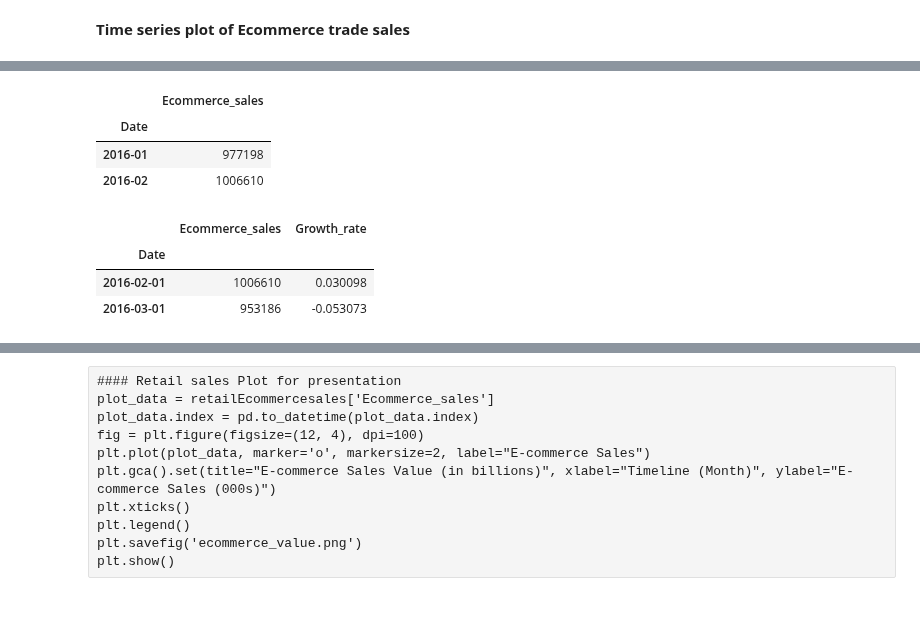
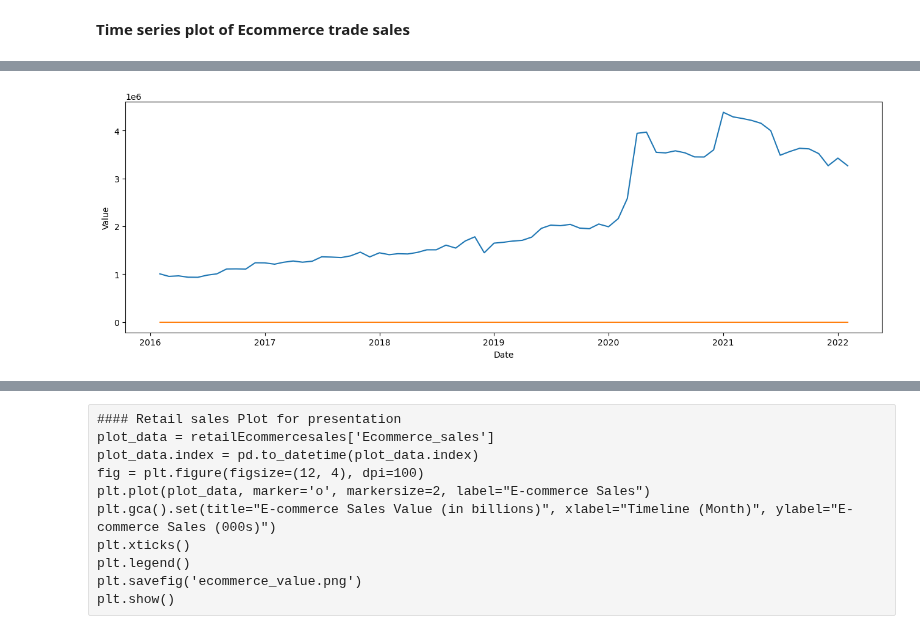
Before and after one commit to ubco-mds-2021-labs/capstone-project-googletrends_capstone, a Jupyter notebook: src/notebooks/EcommerceFinal.ipynb, the cells around one changed output, grey strips where cells are left out. Drawn from its saved outputs; the diff is of its cells as text; code cells hidden in the pictures; blank space fills up the shorter version.

```diff
--- a/src/notebooks/EcommerceFinal.ipynb
+++ b/src/notebooks/EcommerceFinal.ipynb
@@ -44,8 +29,6 @@ data.head(2)
 # data filter
 retailEcommercesales = data[~data["Sales"].str.contains('unadjusted')]
 retailEcommercesales = retailEcommercesales.filter(['REF_DATE','VALUE'])
-retailEcommercesales = retailEcommercesales.set_index('Date')
-retailEcommercesales.index = pd.to_datetime(retailEcommercesales.index)
 # rename columns
 retailEcommercesales = retailEcommercesales.rename(columns = {'REF_DATE': 'Date', 'VALUE': 'Ecommerce_sales'})
 # %%
@@ -66,12 +38,8 @@ plt.show()
 # %%
 retailEcommercesales_ts = retailEcommercesales.set_index('Date')
+retailEcommercesales_ts.index = pd.to_datetime(retailEcommercesales_ts.index)
 # %%
 retailEcommercesales_ts.head(2)
-# %% [output]
-|  | Ecommerce_sales |
-| Date |  |
-| 2016-01 | 977198 |
-| 2016-02 | 1006610 |
 # %%
 retailEcommercesales_ts['Growth_rate'] = retailEcommercesales_ts.pct_change()
 retailEcommercesales_ts = retailEcommercesales_ts.dropna() # removing NA
@@ -80,9 +48,4 @@ retailEcommercesales_ts.index = pd.to_datetime(retailEcommercesales_ts[['Growth_
 #plt.show()
 # %%
 retailEcommercesales_ts.head(2)
-# %% [output]
-|  | Ecommerce_sales | Growth_rate |
-| Date |  |  |
-| 2016-02-01 | 1006610 | 0.030098 |
-| 2016-03-01 | 953186 | -0.053073 |
 # %%
@@ -94,3 +57,9 @@ def plot_df(y, title="", xlabel='Date', ylabel='Value', dpi=100, width = 16, hei
+# %%
+import plots
+plots.plots.plot_df(retailEcommercesales_ts)
+#plt.show()
+# %% [output]
+[figure, added]
 # %%
 # Plot
 
```
Also changed, not shown: parts of 44 cells of this notebook, 8 other files.
